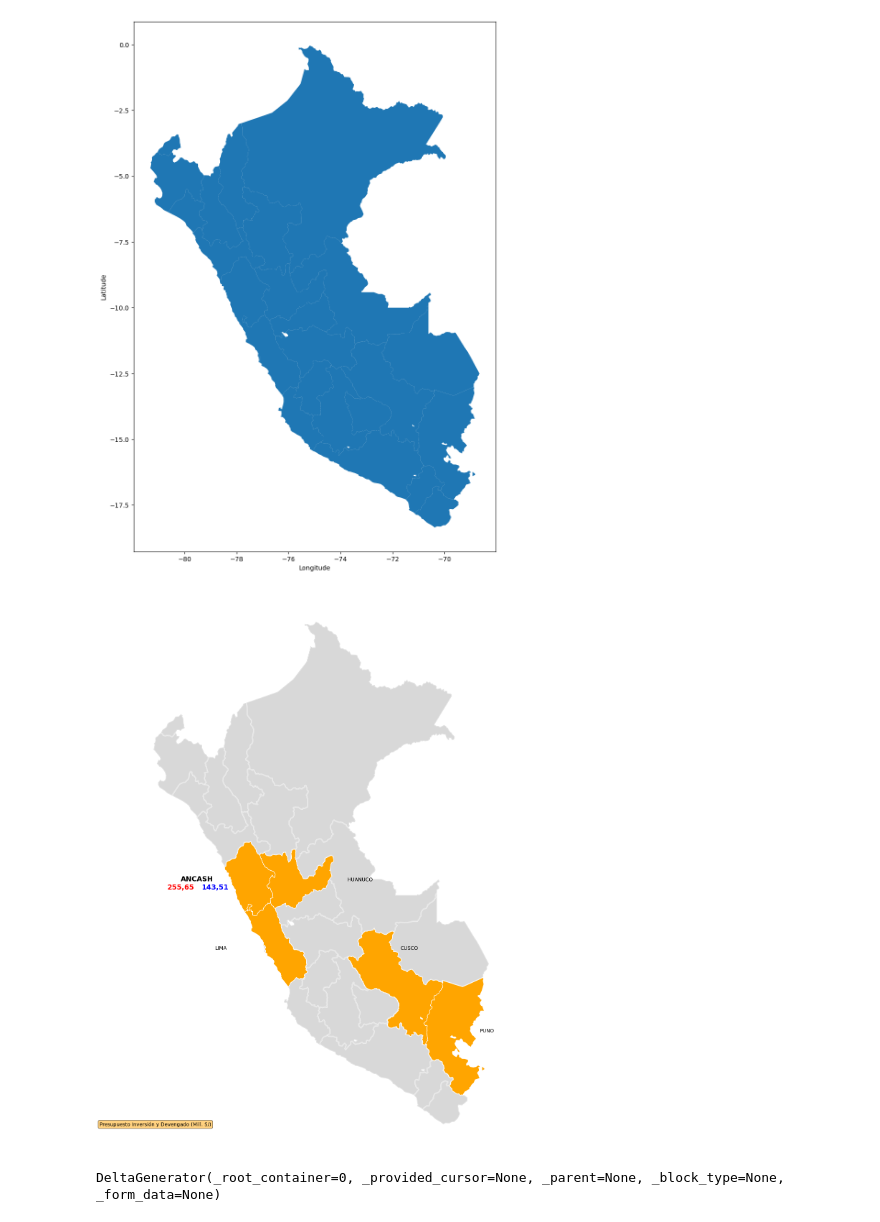
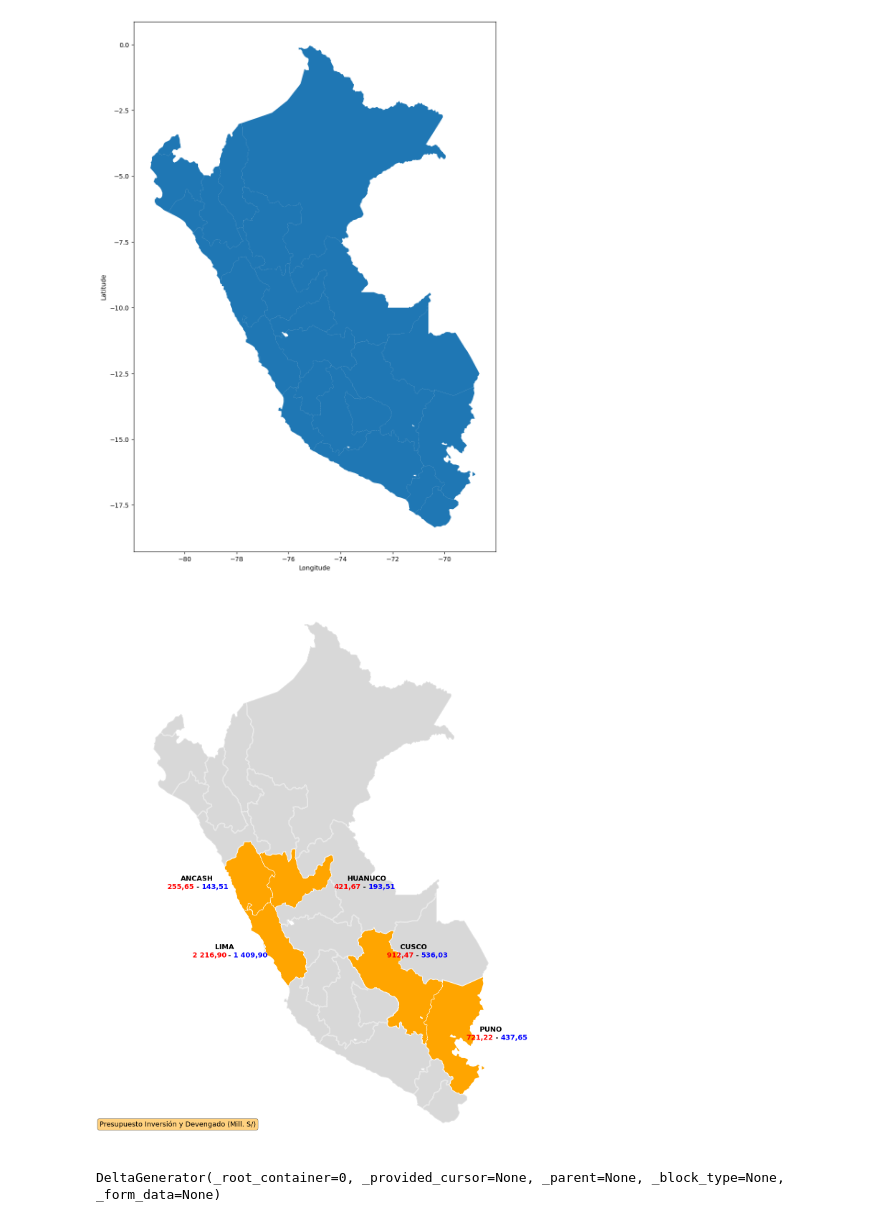
Before and after one commit to VictorCabrejos/peru-geomap, a Jupyter notebook: map_geo.ipynb, the cells around one changed output. Saved outputs shown, nothing was run; the diff lists cells and outputs as text; code cells hidden in the pictures.

```diff
--- a/map_geo.ipynb
+++ b/map_geo.ipynb
@@ -35,41 +35,60 @@ plt.show()
 
 ax = region_geojson.plot(figsize=(20,20),edgecolor=u'white', color='grey', alpha=0.3, linewidth=3)
 region_geojson[region_geojson['NOMBDEP'] == 'ANCASH'].plot(ax=ax, color='orange', edgecolor=u'white', label='Presupuesto')
 region_geojson[region_geojson['NOMBDEP'] == 'HUANUCO'].plot(ax=ax, color='orange', edgecolor=u'white')
 region_geojson[region_geojson['NOMBDEP'] == 'LIMA'].plot(ax=ax, color='orange', edgecolor=u'white')
 region_geojson[region_geojson['NOMBDEP'] == 'CUSCO'].plot(ax=ax, color='orange', edgecolor=u'white')
 region_geojson[region_geojson['NOMBDEP'] == 'PUNO'].plot(ax=ax, color='orange', edgecolor=u'white')
 
-# remove the axis
-ax.axis('off')
-
-# add custom text box
-ax.text(-0.1, 0.05, 'Presupuesto Inversión y Devengado (Mill. S/)', transform=ax.transAxes, fontsize=10, verticalalignment='top', bbox=dict(boxstyle='round', facecolor='orange', alpha=0.5))
 
 # Add text pointing to the region
 # different text color for each region
 
 ax.text(-80.3, -9.5, 'ANCASH', fontsize=14, color='black', fontweight='bold')
 ax.text(-80.8, -9.8, '255,65', fontsize=14, color='red', fontweight='bold')
+ax.text(-79.7, -9.8, '-', fontsize=14, color='black', fontweight='bold')
 ax.text(-79.5, -9.8, '143,51', fontsize=14, color='blue', fontweight='bold')
 
 ax.text(-74, -9.5, 'HUANUCO', fontsize=14, color='black', fontweight='bold')
+ax.text(-74.5, -9.8, '421,67', fontsize=14, color='red', fontweight='bold')
+ax.text(-73.4, -9.8, '-', fontsize=14, color='black', fontweight='bold')
+ax.text(-73.2, -9.8, '193,51', fontsize=14, color='blue', fontweight='bold')
+
+
 ax.text(-79, -12, 'LIMA', fontsize=14, color='black', fontweight='bold')
+ax.text(-79.85, -12.3, '2 216,90', fontsize=14, color='red', fontweight='bold')
+ax.text(-78.5, -12.3, '-', fontsize=14, color='black', fontweight='bold')
+ax.text(-78.3, -12.3, '1 409,90', fontsize=14, color='blue', fontweight='bold')
+
 ax.text(-72, -12, 'CUSCO', fontsize=14, color='black', fontweight='bold')
+ax.text(-72.5, -12.3, '912,47', fontsize=14, color='red', fontweight='bold')
+ax.text(-71.4, -12.3, '-', fontsize=14, color='black', fontweight='bold')
+ax.text(-71.2, -12.3, '536,03', fontsize=14, color='blue', fontweight='bold')
+
 ax.text(-69, -15, 'PUNO', fontsize=14, color='black', fontweight='bold')
+ax.text(-69.5, -15.3, '721,22', fontsize=14, color='red', fontweight='bold')
+ax.text(-68.4, -15.3, '-', fontsize=14, color='black', fontweight='bold')
+ax.text(-68.2, -15.3, '437,65', fontsize=14, color='blue', fontweight='bold')
+
 
 # add arrows pointing to the region
 # ax.annotate('', xy=(-79.5, -9.5), xytext=(-79.5, -12), arrowprops=dict(facecolor='black', shrink=0.05))
 # ax.annotate('', xy=(-69.5, -9.5), xytext=(-69.5, -12), arrowprops=dict(facecolor='black', shrink=0.05))
 # ax.annotate('', xy=(-79.5, -12), xytext=(-79.5, -15), arrowprops=dict(facecolor='black', shrink=0.05))
 # ax.annotate('', xy=(-69.5, -12), xytext=(-69.5, -15), arrowprops=dict(facecolor='black', shrink=0.05))
 
+# remove the axis
+ax.axis('off')
 
-plt.ylabel('Latitude')
-plt.xlabel('Longitude')
+# add custom text box
+ax.text(-0.1, 0.05, 'Presupuesto Inversión y Devengado (Mill. S/)', transform=ax.transAxes, fontsize=14, verticalalignment='top', bbox=dict(boxstyle='round', facecolor='orange', alpha=0.5))
+
+
+# plt.ylabel('Latitude')
+# plt.xlabel('Longitude')
 plt.show()
 # %% [output]
-[figure, old version]
+[figure, new version]
 # %%
 import streamlit as st
 
```
Also changed, not shown: 1 other file.
